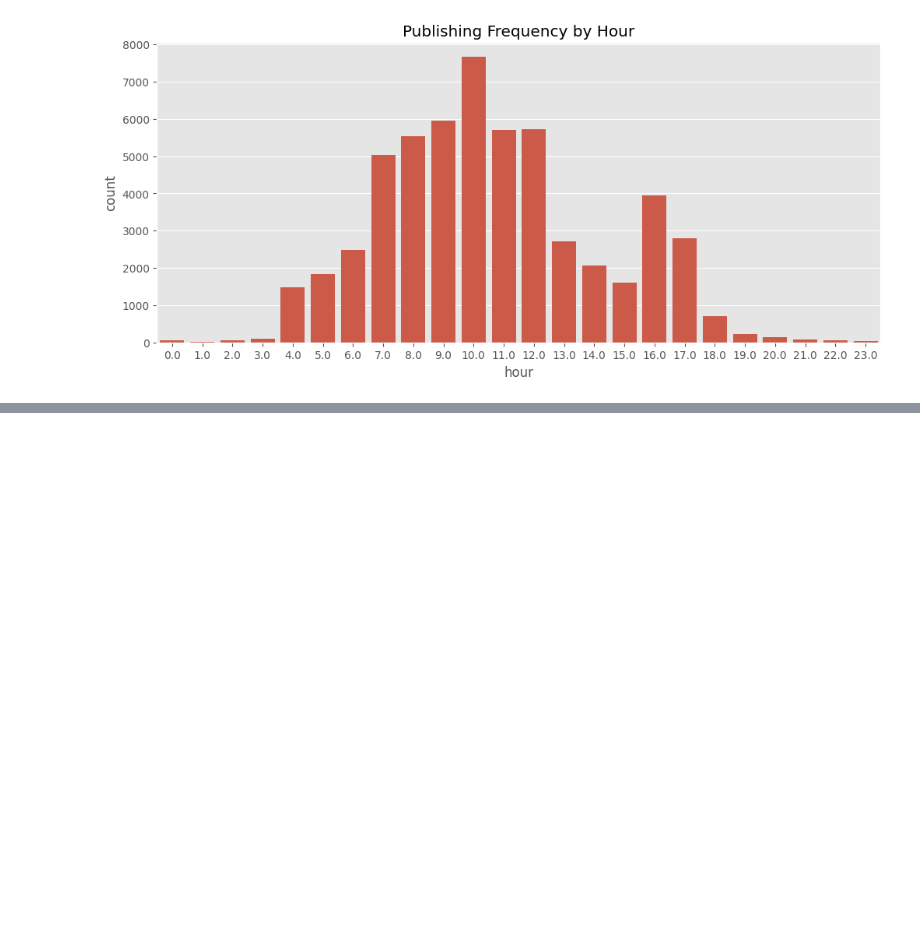
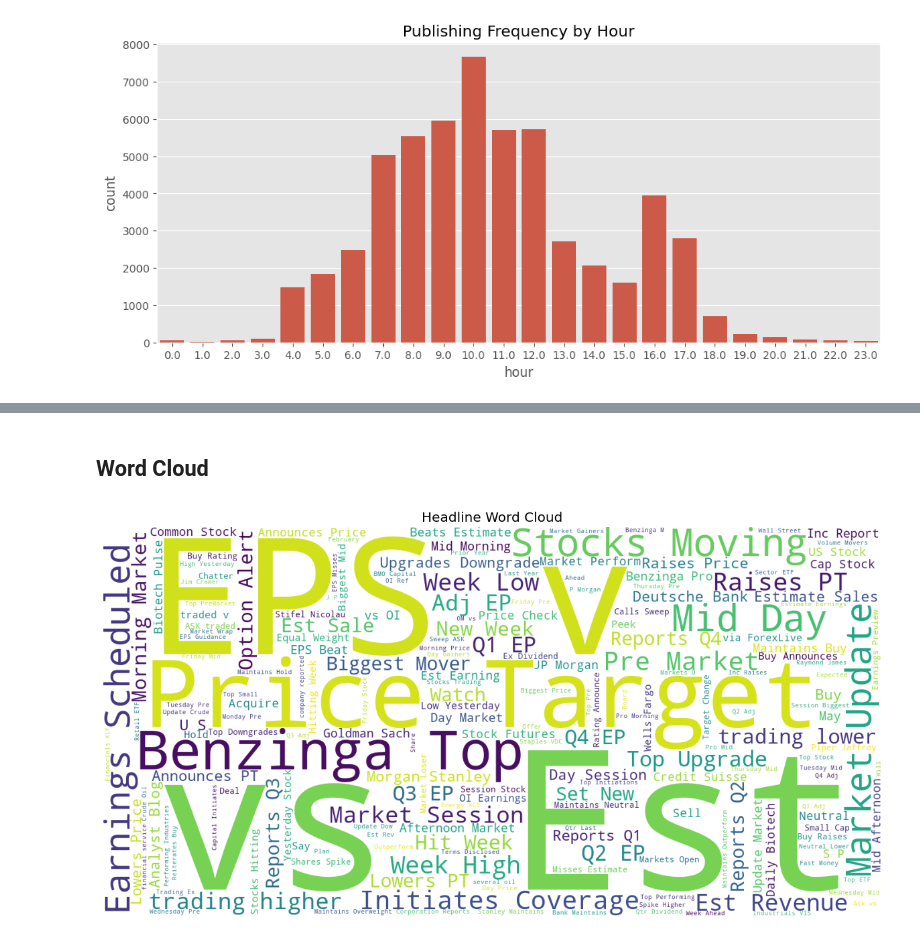
Before and after one commit to Redeat-Birhane/news-sentiment-analysis, a Jupyter notebook: notebooks/task1_eda.ipynb, the cells around one changed output, grey strips where cells are left out. Saved outputs shown, nothing was run; the diff lists cells and outputs as text; code cells hidden in the pictures; blank space fills up the shorter version.

```diff
--- a/notebooks/task1_eda.ipynb
+++ b/notebooks/task1_eda.ipynb
@@ -204,0 +288,24 @@ plt.show()
+# %% [markdown]
+## Word Cloud
+# %%
+text = " ".join(
+    df['headline'].astype(str)
+)
+
+wordcloud = WordCloud(
+    width=1400,
+    height=700,
+    background_color='white'
+).generate(text)
+
+plt.figure(figsize=(15,8))
+
+plt.imshow(wordcloud)
+
+plt.axis('off')
+
+plt.title("Headline Word Cloud")
+
+plt.show()
+# %% [output]
+[figure, added]
```
Also changed, not shown: parts of 2 cells of this notebook.
